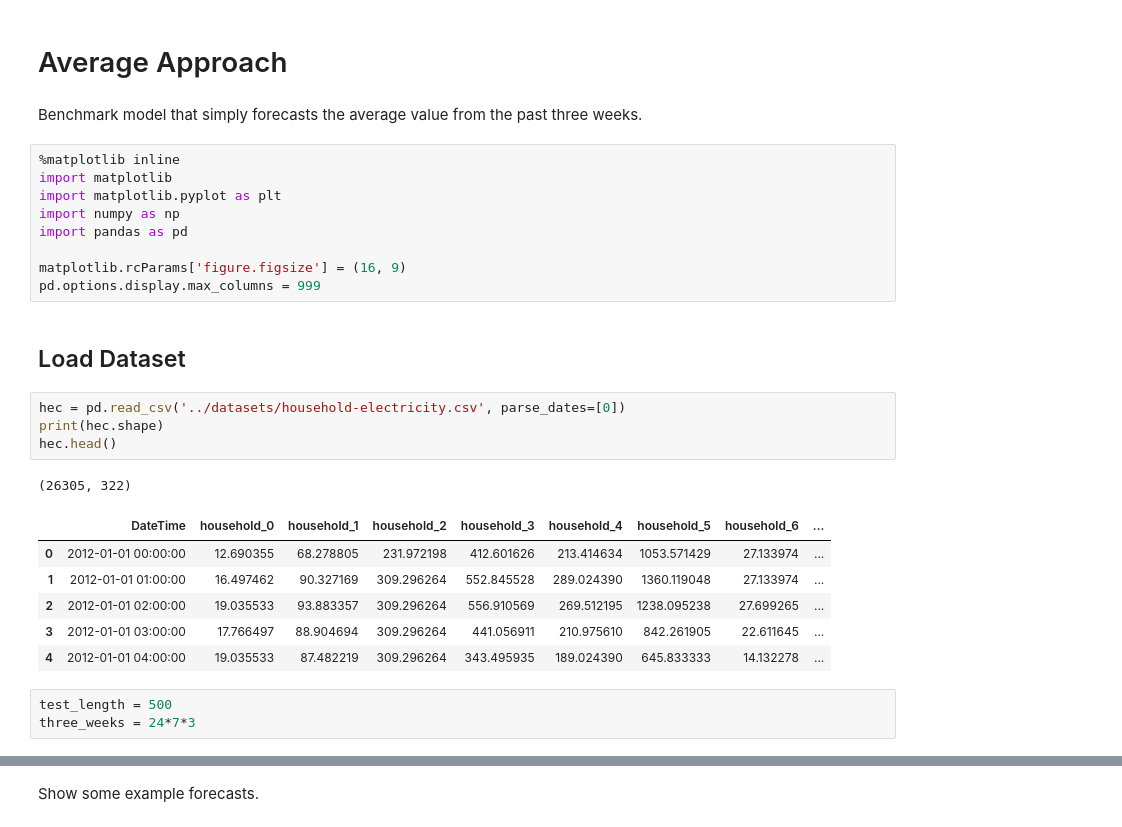
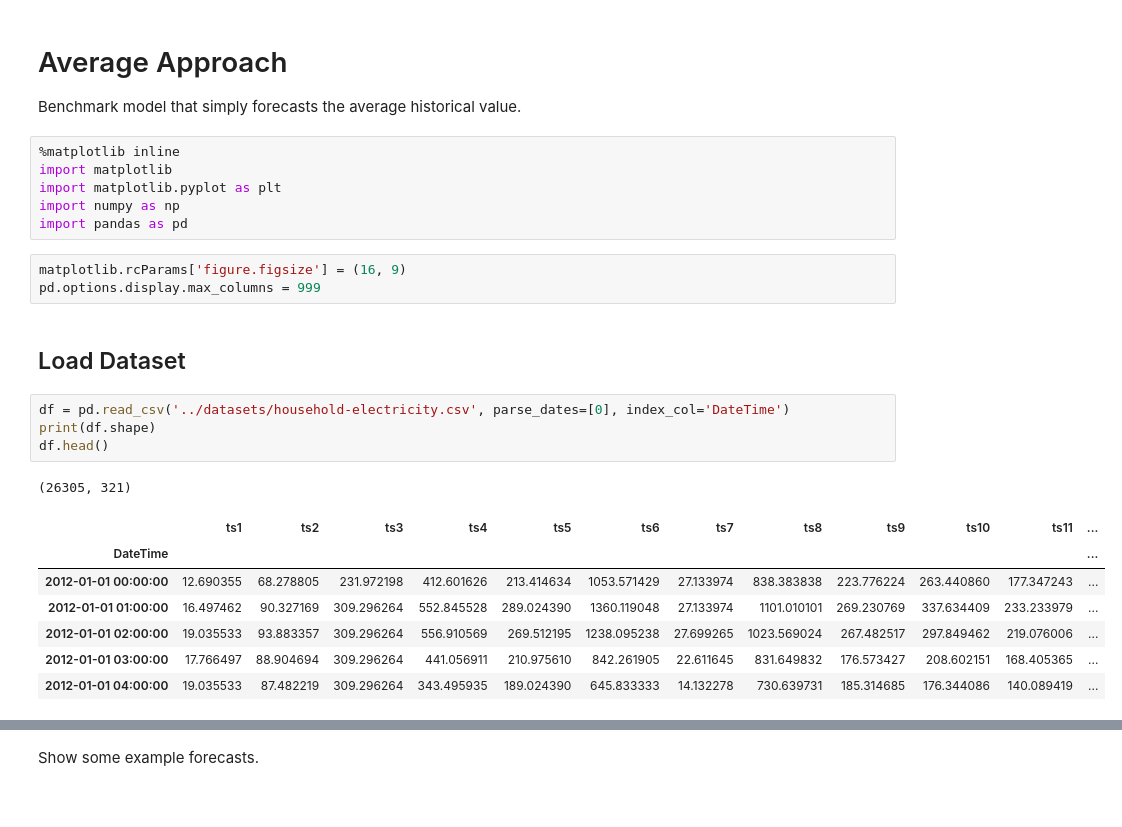
Before and after one commit to AidanCooper/forecasting, a Jupyter notebook: Average/household-electricity-consumption.ipynb, the cells around one changed output, grey strips where cells are left out. Drawn from its saved outputs; the diff is of its cells as text.

```diff
--- a/Average/household-electricity-consumption.ipynb
+++ b/Average/household-electricity-consumption.ipynb
@@ -1,30 +1,28 @@
-# %% [markdown]
-# Average Approach
 # %% [markdown]
-Benchmark model that simply forecasts the average value from the past three weeks.
+# Average Approach
+
+Benchmark model that simply forecasts the average historical value.
 # %%
 %matplotlib inline
 import matplotlib
 import matplotlib.pyplot as plt
 import numpy as np
 import pandas as pd
-
-matplotlib.rcParams['figure.figsize'] = (16, 9)
-pd.options.display.max_columns = 999
+# %%
+matplotlib.rcParams['figure.figsize'] = (16, 9)
+pd.options.display.max_columns = 999
 # %% [markdown]
 ## Load Dataset
 # %%
-hec = pd.read_csv('../datasets/household-electricity.csv', parse_dates=[0])
-print(hec.shape)
-hec.head()
+df = pd.read_csv('../datasets/household-electricity.csv', parse_dates=[0], index_col='DateTime')
+print(df.shape)
+df.head()
 # %% [output]
-(26305, 322)
+(26305, 321)
-|  | DateTime | household_0 | household_1 | household_2 | household_3 | household_4 | household_5 | household_6 | ... |
-| 0 | 2012-01-01 00:00:00 | 12.690355 | 68.278805 | 231.972198 | 412.601626 | 213.414634 | 1053.571429 | 27.133974 | ... |
-| 1 | 2012-01-01 01:00:00 | 16.497462 | 90.327169 | 309.296264 | 552.845528 | 289.024390 | 1360.119048 | 27.133974 | ... |
-| 2 | 2012-01-01 02:00:00 | 19.035533 | 93.883357 | 309.296264 | 556.910569 | 269.512195 | 1238.095238 | 27.699265 | ... |
-| 3 | 2012-01-01 03:00:00 | 17.766497 | 88.904694 | 309.296264 | 441.056911 | 210.975610 | 842.261905 | 22.611645 | ... |
-| 4 | 2012-01-01 04:00:00 | 19.035533 | 87.482219 | 309.296264 | 343.495935 | 189.024390 | 645.833333 | 14.132278 | ... |
+|  | ts1 | ts2 | ts3 | ts4 | ts5 | ts6 | ts7 | ts8 | ts9 | ts10 | ts11 | ... |
+| DateTime |  |  |  |  |  |  |  |  |  |  |  | ... |
+| 2012-01-01 00:00:00 | 12.690355 | 68.278805 | 231.972198 | 412.601626 | 213.414634 | 1053.571429 | 27.133974 | 838.383838 | 223.776224 | 263.440860 | 177.347243 | ... |
+| 2012-01-01 01:00:00 | 16.497462 | 90.327169 | 309.296264 | 552.845528 | 289.024390 | 1360.119048 | 27.133974 | 1101.010101 | 269.230769 | 337.634409 | 233.233979 | ... |
+| 2012-01-01 02:00:00 | 19.035533 | 93.883357 | 309.296264 | 556.910569 | 269.512195 | 1238.095238 | 27.699265 | 1023.569024 | 267.482517 | 297.849462 | 219.076006 | ... |
+| 2012-01-01 03:00:00 | 17.766497 | 88.904694 | 309.296264 | 441.056911 | 210.975610 | 842.261905 | 22.611645 | 831.649832 | 176.573427 | 208.602151 | 168.405365 | ... |
+| 2012-01-01 04:00:00 | 19.035533 | 87.482219 | 309.296264 | 343.495935 | 189.024390 | 645.833333 | 14.132278 | 730.639731 | 185.314685 | 176.344086 | 140.089419 | ... |
-# %%
-test_length = 500
-three_weeks = 24*7*3
```
Also changed, not shown: parts of 17 cells of this notebook, 5 other files.
